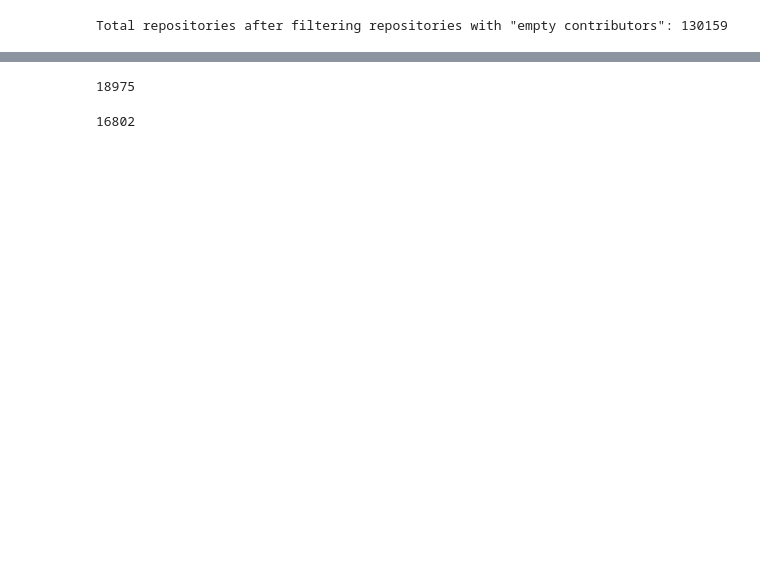
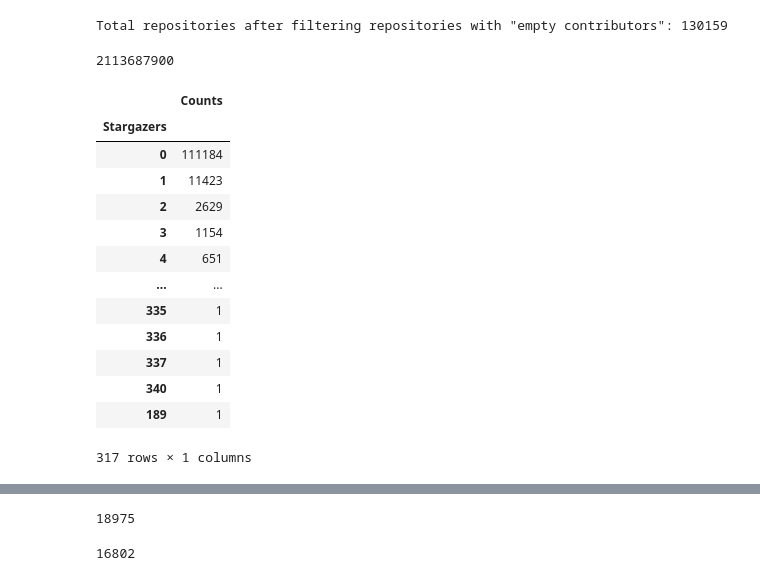
Before and after one commit to dew-uff/dsmining, a Jupyter notebook: src/filter.ipynb, the cells around one changed output, grey strips where cells are left out. Saved outputs shown, nothing was run; the diff lists cells and outputs as text; code cells hidden in the pictures; blank space fills up the shorter version.

```diff
--- a/src/filter.ipynb
+++ b/src/filter.ipynb
@@ -61,11 +61,30 @@ df.drop(df[df['contributors'] == 0].index, inplace = True)
 print('Total repositories after filtering repositories with "empty contributors":',len(df))
 # %% [output]
 Total repositories after filtering repositories with "empty contributors": 130159
+# %%
+print(df['diskUsage'].sum())
+# %% [output]
+2113687900
 # %%
 #Counting how many repositories have each stargazer
-df.stargazers.value_counts(dropna=False).rename_axis('Stargazers').to_frame('Counts').to_excel("stargazers-valuecounts-filter.xlsx")
+df.stargazers.value_counts(dropna=False).rename_axis('Stargazers').to_frame('Counts')
 
 #data = df.stargazers.value_counts(dropna=False).rename_axis('Stargazers').to_frame('Counts')
 #print (data)
+# %% [output]
+|  | Counts |
+| Stargazers |  |
+| 0 | 111184 |
+| 1 | 11423 |
+| 2 | 2629 |
+| 3 | 1154 |
+| 4 | 651 |
+| ... | ... |
+| 335 | 1 |
+| 336 | 1 |
+| 337 | 1 |
+| 340 | 1 |
+| 189 | 1 |
+317 rows × 1 columns
 # %%
 #Counting how many contributors the repositories have
```
Also changed, not shown: parts of 36 cells of this notebook, 14 other files.
